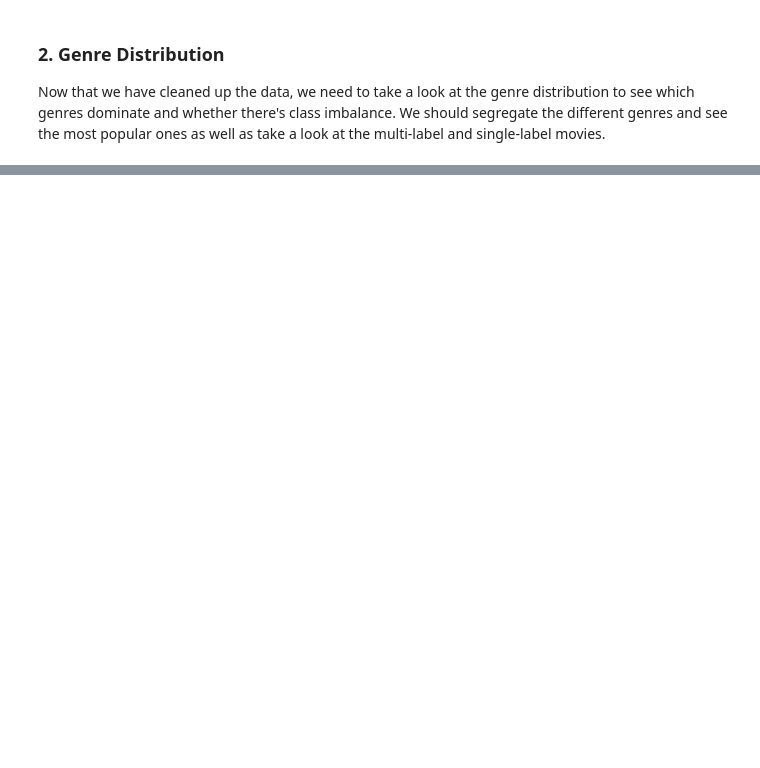
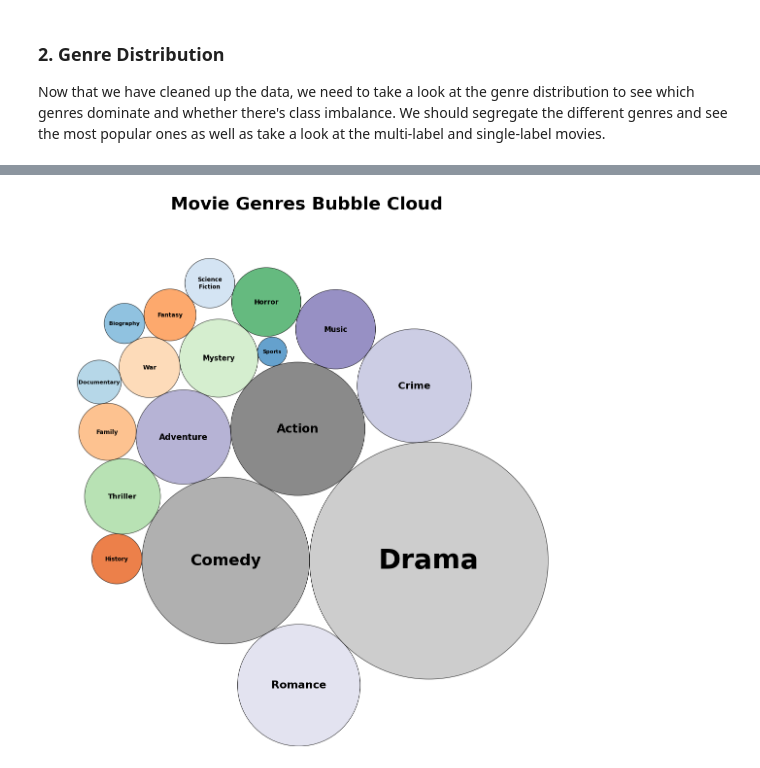
Before and after one commit to BlackNinjaKR/TAGRAI, a Jupyter notebook: Notebook/TAGRAI.ipynb, the cells around one changed output, grey strips where cells are left out. Saved outputs shown, nothing was run; the diff lists cells and outputs as text; code cells hidden in the pictures; blank space fills up the shorter version.

```diff
--- a/Notebook/TAGRAI.ipynb
+++ b/Notebook/TAGRAI.ipynb
@@ -749,0 +820,90 @@ plt.show()
+# %%
+import pandas as pd
+import random
+from pathlib import Path
+import matplotlib.pyplot as plt
+import circlify
+import matplotlib.colors as mcolors
+import numpy as np
+
+def plot_genre_bubble_cloud(genre_counts, title="Genre Bubble Cloud", output_file="Images/Genre_Bubble_Cloud.png"):
+    # Prepare data for circlify
+    data = [{'id': genre, 'datum': count} for genre, count in genre_counts.items()]
+
+    # Generate circles
+    circles = circlify.circlify(
+        data,
+        show_enclosure=False,
+        target_enclosure=circlify.Circle(x=0, y=0, r=1)
+    )
+
+    # Setup plot
+    fig, ax = plt.subplots(figsize=(14, 14))
+    ax.axis('off')
+    ax.set_title(title, fontsize=26, weight='bold', pad=20, family='DejaVu Sans')
+
+    # Set axis limits
+    lim = max(
+        max(abs(circle.x) + circle.r, abs(circle.y) + circle.r)
+        for circle in circles
+    )
+    plt.xlim(-lim, lim)
+    plt.ylim(-lim, lim)
+
+    # Normalize font size scaling
+    max_val = max(item['datum'] for item in data)
+    min_font = 7
+    max_font = 40
+
+    cmap = plt.get_cmap('tab20c')  # A qualitative colormap with distinct colors
+    norm = mcolors.Normalize(vmin=0, vmax=len(data))
+
+    for i, circle in enumerate(circles):
+        if 'id' not in circle.ex:
+            continue
+        label = circle.ex['id']
+        value = circle.ex['datum']
+        x, y, r = circle.x, circle.y, circle.r
+
+        # Assign color by index in colormap
+        color = cmap(norm(i))
+
+        # Draw circle with slight edge color
+        bubble = plt.Circle((x, y), r, color=color, alpha=0.75, ec='black', lw=0.8)
+        ax.add_patch(bubble)
+
+        # Decide font size scaled by value
+        font_size = min_font + (value / max_val) * (max_font - min_font)
+
+        # r_c, g_c, b_c, _ = color
+        # luminance = 0.299*r_c + 0.587*g_c + 0.114*b_c
+        text_color = 'black' # if luminance > 0.5 else 'white'
+
+        # Annotate with genre label, wrapped if needed
+        # To avoid overlap and keep label inside bubble, wrap long labels
+        wrapped_label = '\n'.join(label.split(' '))
+
+        ax.annotate(
+            wrapped_label,
+            (x, y),
+            ha='center',
+            va='center',
+            fontsize=font_size,
+            weight='bold',
+            color=text_color,
+            family='DejaVu Sans',
+            clip_on=True
+        )
+
+    # Save and show plot
+    output_path = Path(output_file)
+    plt.savefig(output_path, dpi=300, bbox_inches='tight', facecolor='white')
+    plt.show()
+    print(f"Bubble cluster saved to: {output_path}")
+
+df = pd.read_csv(GENRE_FREQ_PATH)
+genre_counts = dict(zip(df['Genre'], df['Frequency']))
+
+plot_genre_bubble_cloud(genre_counts, title="Movie Genres Bubble Cloud", output_file="Images/Genres_Bubble.png")
+# %% [output]
+[figure, added]
```
Also changed, not shown: parts of 19 cells of this notebook.
